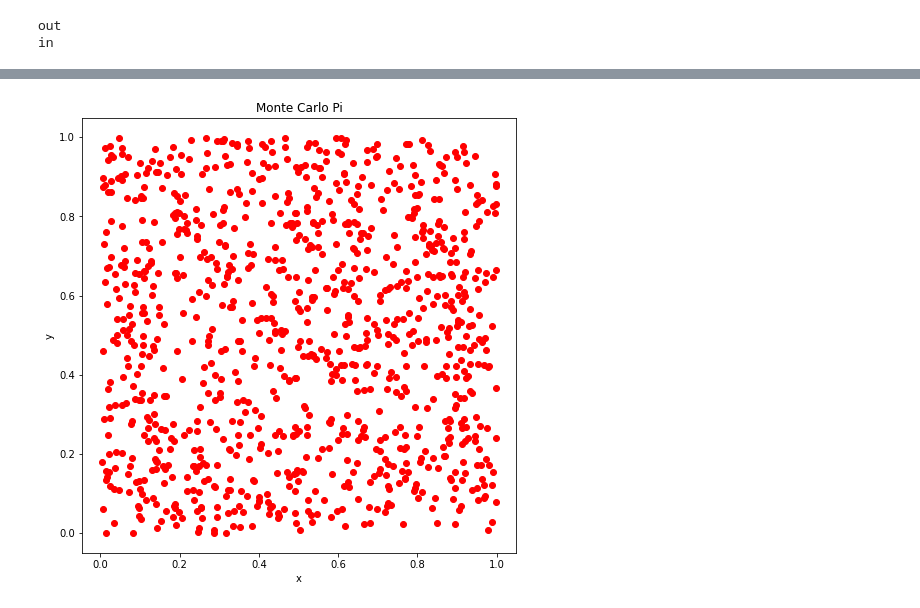
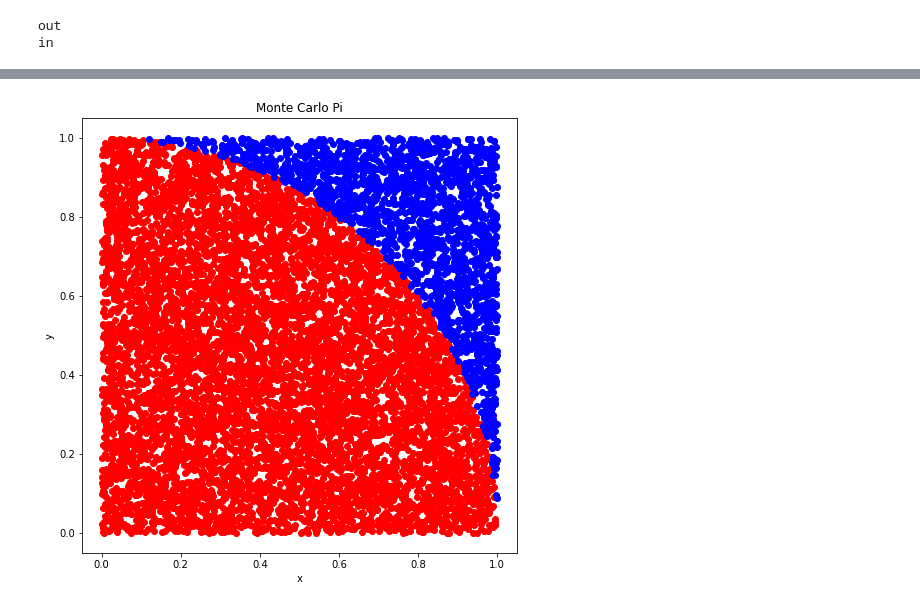
Before and after one commit to cheolhakja/python-fastlane-mystudy, a Jupyter notebook: ch5/몬테카를로.ipynb, the cells around one changed output, grey strips where cells are left out. Drawn from its saved outputs; the diff is of its cells as text; code cells hidden in the pictures.

```diff
--- a/ch5/몬테카를로.ipynb
+++ b/ch5/몬테카를로.ipynb
@@ -16,16 +16,18 @@ in
 # %%
 import random
 
-x_points = []
-y_points = []
+x_in = []
+y_in = []
+x_out = []
+y_out = []
 
 
-for i in range(1000):
+for i in range(10000):
     x = random.uniform(0.0,1.0)
     y = random.uniform(0.0,1.0)
-    x_points.append(x)
-    y_points.append(y)
-
-
-for i in range(10):
-    print((x_points[i], y_points[i]))
+    if(check_round(x,y) == "in"):
+        x_in.append(x)
+        y_in.append(y)
+    else:
+        x_out.append(x)
+        y_out.append(y)
@@ -43,20 +34,20 @@ for i in range(10):
 # %%
 import matplotlib.pyplot as plt
 
 
 fig, ax = plt.subplots(figsize=(8, 8))
+
 ax.set_aspect("equal")
 
 ax.set_xlabel("x")
 ax.set_ylabel("y")
 ax.set_title("Monte Carlo Pi")
 
-ax.scatter(x_points, y_points, c="red")
-new_x = []
-for i in range(len(x_points)):
-    if(check_round(x_points[i], y_points[i]) == "out"):
+ax.scatter(x_in, y_in, c="red")
+ax.scatter(x_out, y_out, c="blue")
+
 
 
 plt.show()
 # %% [output]
-[figure, old version]
+[figure, new version]
```
Also changed, not shown: parts of 4 cells of this notebook.
